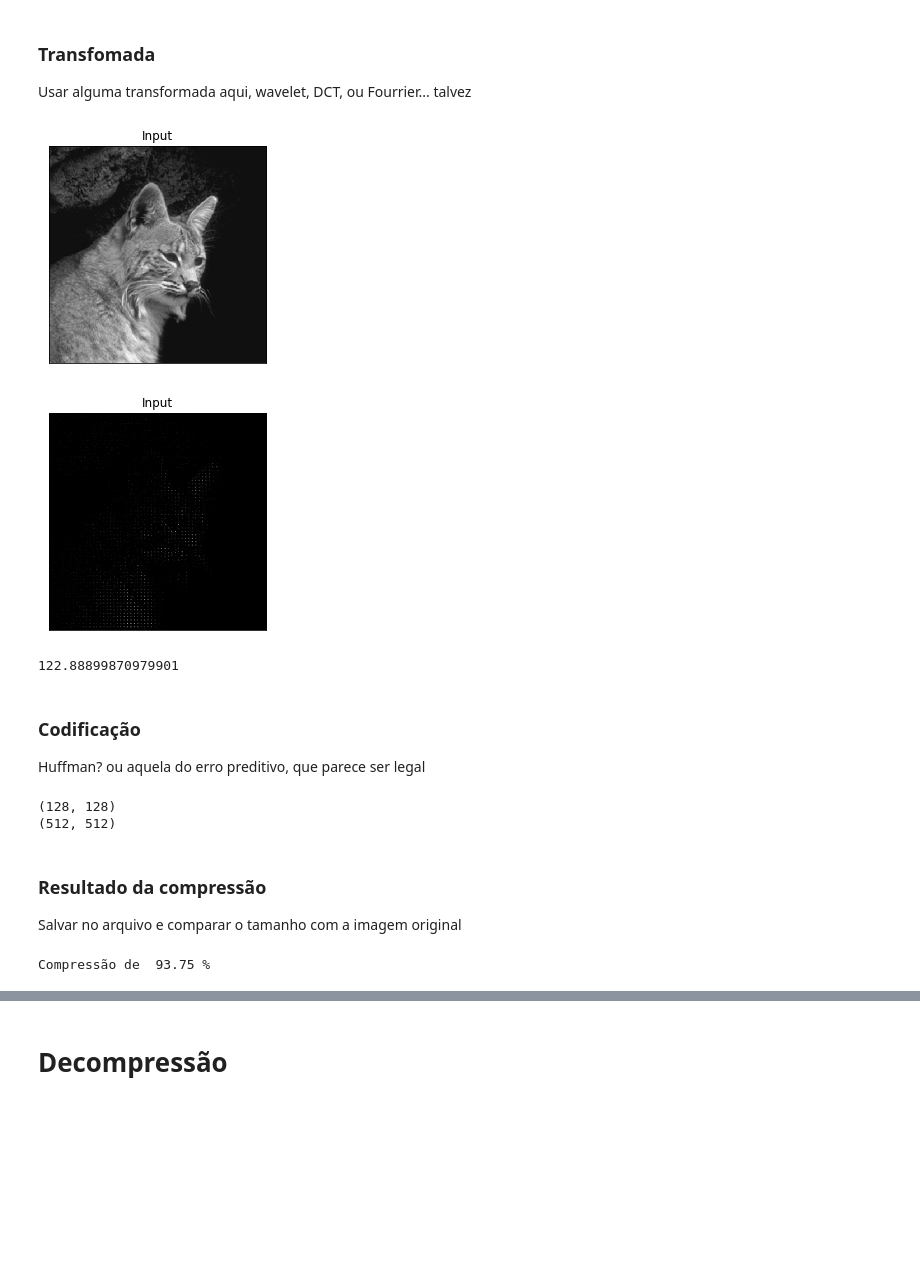
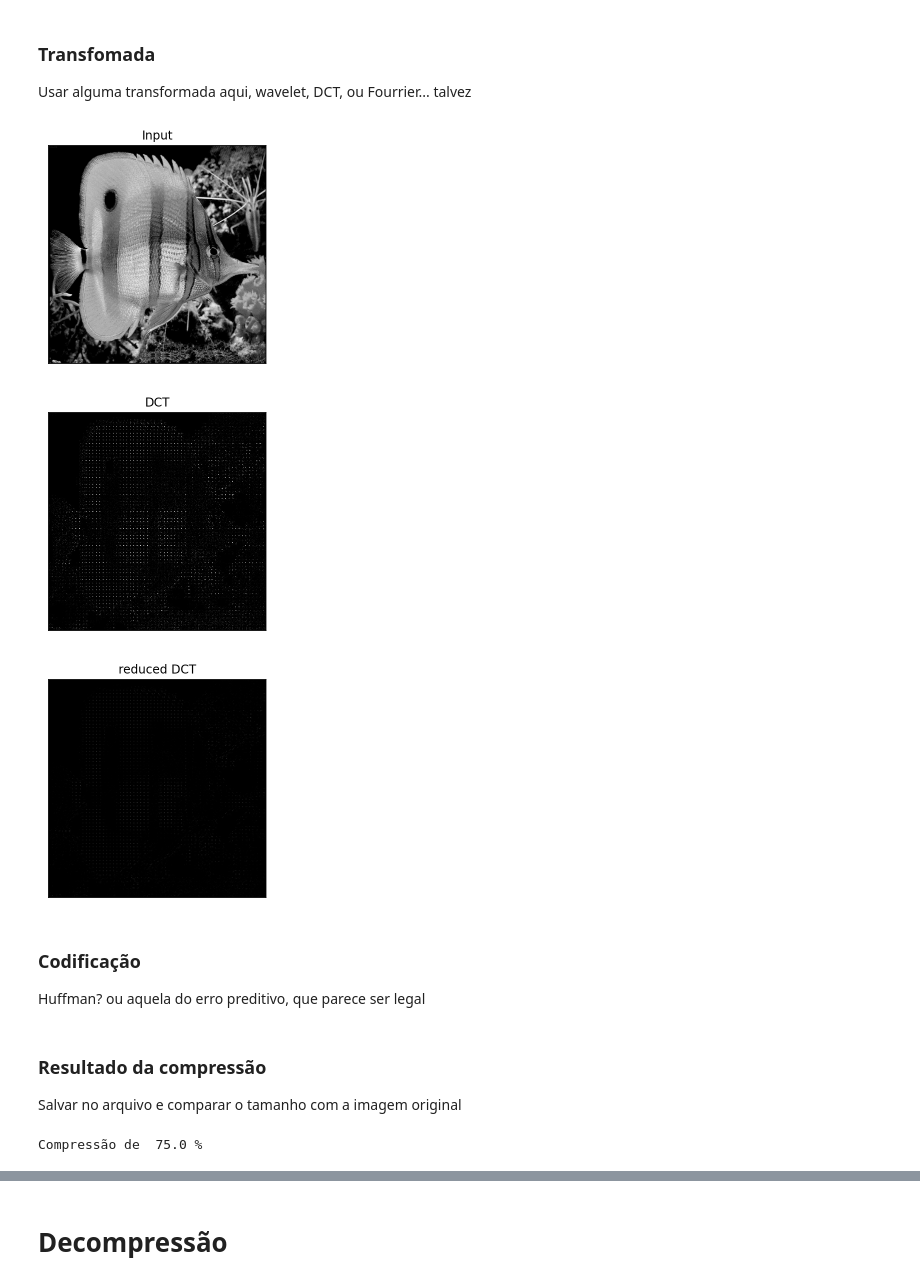
Before and after one commit to RenanBomtempo/image-compression, a Jupyter notebook: TP-1.ipynb, the cells around one changed output, grey strips where cells are left out. Drawn from its saved outputs; the diff is of its cells as text; code cells hidden in the pictures; blank space fills up the shorter version.

```diff
--- a/TP-1.ipynb
+++ b/TP-1.ipynb
@@ -74,13 +77,14 @@ def file_to_img(input_name,shape,separator=""):
 Atribua a variavel "input_img_name" o nome da imagem a ser comprimida
 # %%
 # Nome do arquivo da imagem a ser comprimida
-input_img_name = "1.pgm"
+input_img_name = "2.pgm"
 
-# Nomes dos arquivos resultantes em arquivo binário
-# Para poder comparar o tamanho em bytes da imagem
-# Original sem compressão com a comprimida
+# Nomes dos arquivos resultantes em arquivo binário para poder comparar o
+# tamanho em bytes da imagem original sem compressão com a comprimida.
 input_img_original = "original.txt"
 input_img_compressed = "compressed.txt"
 
 # Carrega a imagem como um numpy.ndarray, com elementos do tipo numpy.uint8
 img = cv2.imread(input_img_name,0)
+
+print_gimage(img,'Input Image')
@@ -110,59 +99,49 @@ Usar alguma transformada aqui, wavelet, DCT, ou Fourrier... talvez
 # %%
 img = img.astype(float)
 img = img-128
 step = 8
+np.set_printoptions(precision=3, suppress=True)
 
 size = img.shape
-IDCT = np.zeros(size, dtype=np.float)
 DCT = np.zeros(size, dtype=np.float)
+reduced_DCT = np.zeros((size[0]//2,size[1]//2), dtype=np.float)
 
 for y in range(0,size[0],step):
     for x in range(0,size[1],step):
         dct = get_2D_dct(img[y:y+step, x:x+step])
-
-        # Quantizar...
-
         DCT[y:y+step, x:x+step] = dct
 
+for y in range(0,size[0],step):
+    for x in range(0,size[1],step):
+        coefs4 = DCT[y:y+step, x:x+step]
+        reduced_DCT[y//2:y//2+4, x//2:x//2+4] = coefs4[:4,:4]
+
+# Transformar de float pra int dividindo por 16(quantização)
+reduced_DCT = reduced_DCT/16
+reduced_DCT = reduced_DCT.astype(np.int8)
+
+img = img.astype(np.uint8)
 img = img+128
 
 print_gimage(img,"Input")
-print_gimage(DCT,"Input")
-print(rmse(img,DCT))
+print_gimage(DCT,"DCT")
+print_gimage(reduced_DCT,"reduced DCT")
 # %% [output]
-[figure, old version]
+[figure, new version]
-[figure, old version]
+[figure, new version]
-122.88899870979901
+[figure, added]
 # %% [markdown]
 ### Codificação
 
 Huffman? ou aquela do erro preditivo, que parece ser legal
-# %%
-reduced_DCT = np.zeros((512//4,512//4), dtype=np.float)
-
-# teste salvando os primeiro 4 coeficientes de cada bloco
-for y in range(0,size[0],step):
-    for x in range(0,size[1],step):
-        coefs4 = DCT[y:y+step, x:x+step]
-        coefs4 = coefs4[:2,:2]
-        # Quantizar...
-        reduced_DCT[y//4:y//4+2, x//4:x//4+2] = coefs4
-print(reduced_DCT.shape)
-print(img.shape)
-# %% [output]
-(128, 128)
-(512, 512)
 # %% [markdown]
 ### Resultado da compressão
 
 Salvar no arquivo e comparar o tamanho com a imagem original
 # %%
-img = img.astype(np.uint8)
-reduced_DCT = reduced_DCT.astype(np.uint8)
-
 img_to_file(img,input_img_original)
 img_to_file(reduced_DCT,input_img_compressed)
 
 print("Compressão de ",(100-(file_size(input_img_compressed)/file_size(input_img_original))*100), "%")
 # %% [output]
-Compressão de  93.75 %
+Compressão de  75.0 %
```
Also changed, not shown: parts of 13 cells of this notebook, 4 other files.
